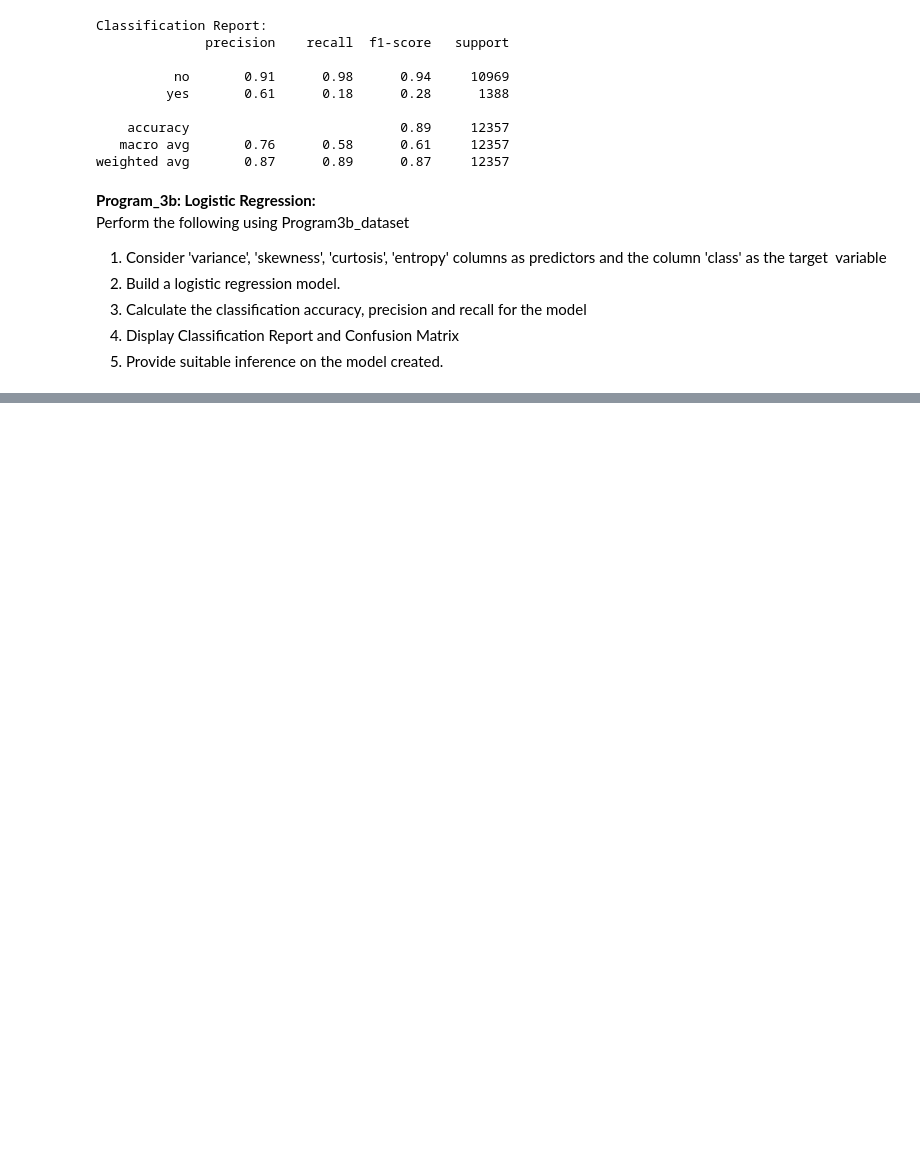
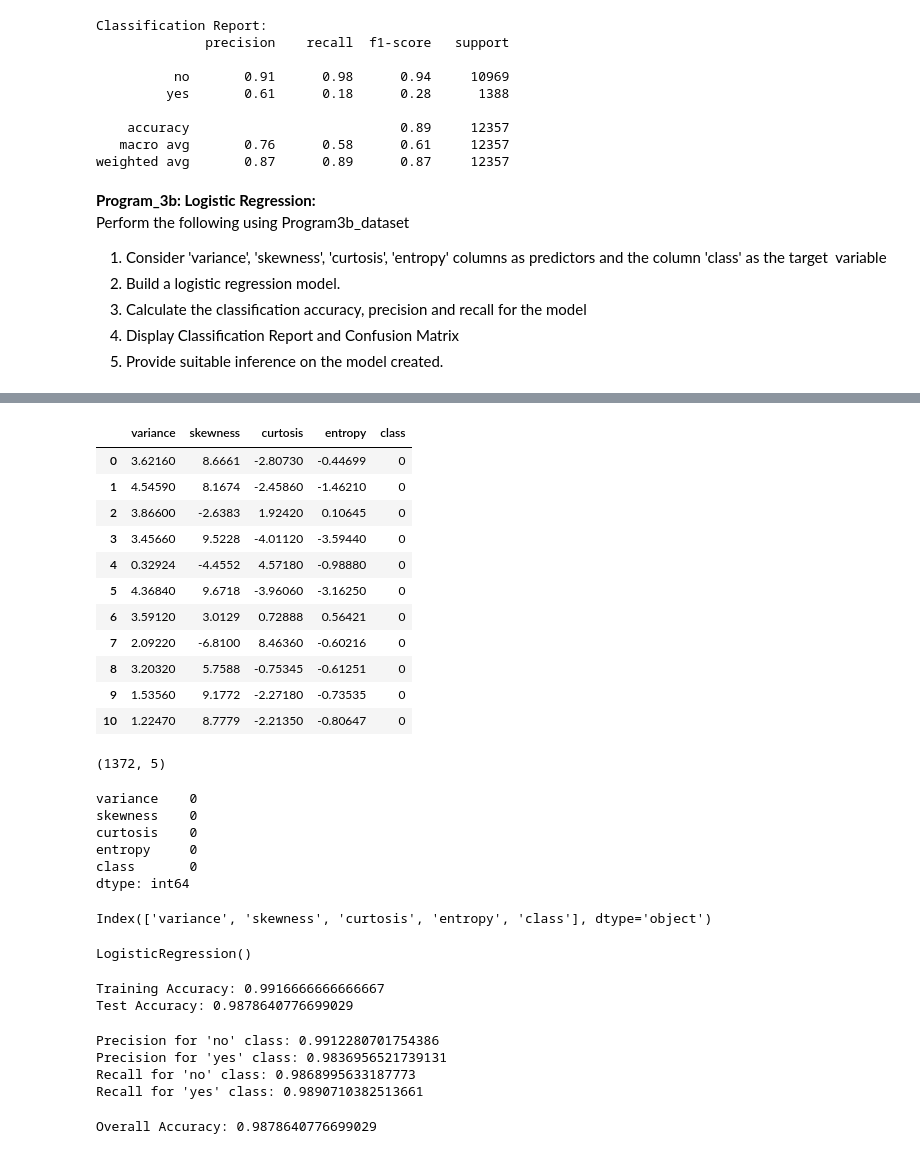
Before and after one commit to Arjun-P-Dinesh/Advanced-Machine-Learning, a Jupyter notebook: 2348506_LabProgram3.ipynb, the cells around one changed output, grey strips where cells are left out. Drawn from its saved outputs; the diff is of its cells as text; code cells hidden in the pictures; blank space fills up the shorter version.

```diff
--- a/2348506_LabProgram3.ipynb
+++ b/2348506_LabProgram3.ipynb
@@ -165,0 +183,28 @@ Perform the following using Program3b_dataset
+# %%
+data3b.head(11)
+# %% [output]
+|  | variance | skewness | curtosis | entropy | class |
+| 0 | 3.62160 | 8.6661 | -2.80730 | -0.44699 | 0 |
+| 1 | 4.54590 | 8.1674 | -2.45860 | -1.46210 | 0 |
+| 2 | 3.86600 | -2.6383 | 1.92420 | 0.10645 | 0 |
+| 3 | 3.45660 | 9.5228 | -4.01120 | -3.59440 | 0 |
+| 4 | 0.32924 | -4.4552 | 4.57180 | -0.98880 | 0 |
+| 5 | 4.36840 | 9.6718 | -3.96060 | -3.16250 | 0 |
+| 6 | 3.59120 | 3.0129 | 0.72888 | 0.56421 | 0 |
+| 7 | 2.09220 | -6.8100 | 8.46360 | -0.60216 | 0 |
+| 8 | 3.20320 | 5.7588 | -0.75345 | -0.61251 | 0 |
+| 9 | 1.53560 | 9.1772 | -2.27180 | -0.73535 | 0 |
+| 10 | 1.22470 | 8.7779 | -2.21350 | -0.80647 | 0 |
+# %%
+data3b.shape
+# %% [output]
+(1372, 5)
+# %%
+data3b.isnull().sum()
+# %% [output]
+variance    0
+skewness    0
+curtosis    0
+entropy     0
+class       0
+dtype: int64
@@ -165,0 +213,4 @@ Perform the following using Program3b_dataset
+# %%
+data3b.columns
+# %% [output]
+Index(['variance', 'skewness', 'curtosis', 'entropy', 'class'], dtype='object')
@@ -165,0 +223,5 @@ Perform the following using Program3b_dataset
+# %%
+log_reg_2 = LogisticRegression()
+log_reg.fit(x2train, y2train)
+# %% [output]
+LogisticRegression()
@@ -165,0 +230,36 @@ Perform the following using Program3b_dataset
+# %%
+train_accuracy_2 = log_reg.score(x2train, y2train)
+print(f"Training Accuracy: {train_accuracy_2}")
+
+test_accuracy_2 = log_reg.score(x2test, y2test)
+print(f"Test Accuracy: {test_accuracy_2}")
+# %% [output]
+Training Accuracy: 0.9916666666666667
+Test Accuracy: 0.9878640776699029
+# %%
+from sklearn.metrics import accuracy_score, precision_score, recall_score, confusion_matrix
+
+precision_no = precision_score(y2test, y_pred_2, average=None)[0]
+precision_yes = precision_score(y2test, y_pred_2, average=None)[1]
+
+recall_no = recall_score(y2test, y_pred_2, average=None)[0]
+recall_yes = recall_score(y2test, y_pred_2, average=None)[1]
+
+print(f"Precision for 'no' class: {precision_no}")
+print(f"Precision for 'yes' class: {precision_yes}")
+
+print(f"Recall for 'no' class: {recall_no}")
+print(f"Recall for 'yes' class: {recall_yes}")
+# %% [output]
+Precision for 'no' class: 0.9912280701754386
+Precision for 'yes' class: 0.9836956521739131
+Recall for 'no' class: 0.9868995633187773
+Recall for 'yes' class: 0.9890710382513661
+# %%
+conf_matrix = confusion_matrix(y2test, y_pred_2)
+
+# Calculate overall accuracy
+accuracy = accuracy_score(y2test, y_pred_2)
+print(f"Overall Accuracy: {accuracy}")
+# %% [output]
+Overall Accuracy: 0.9878640776699029
```
Also changed, not shown: parts of 8 cells of this notebook.
